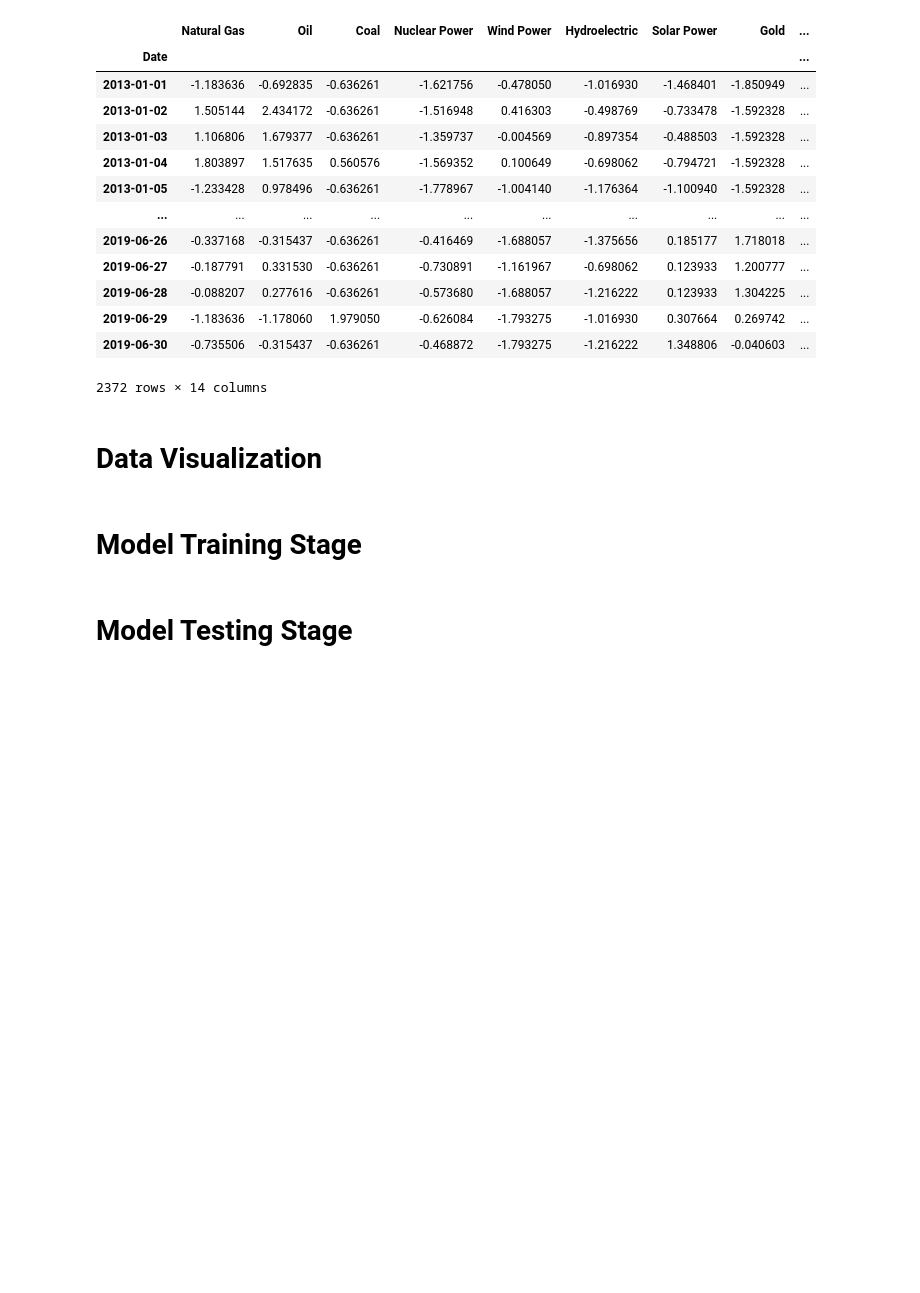
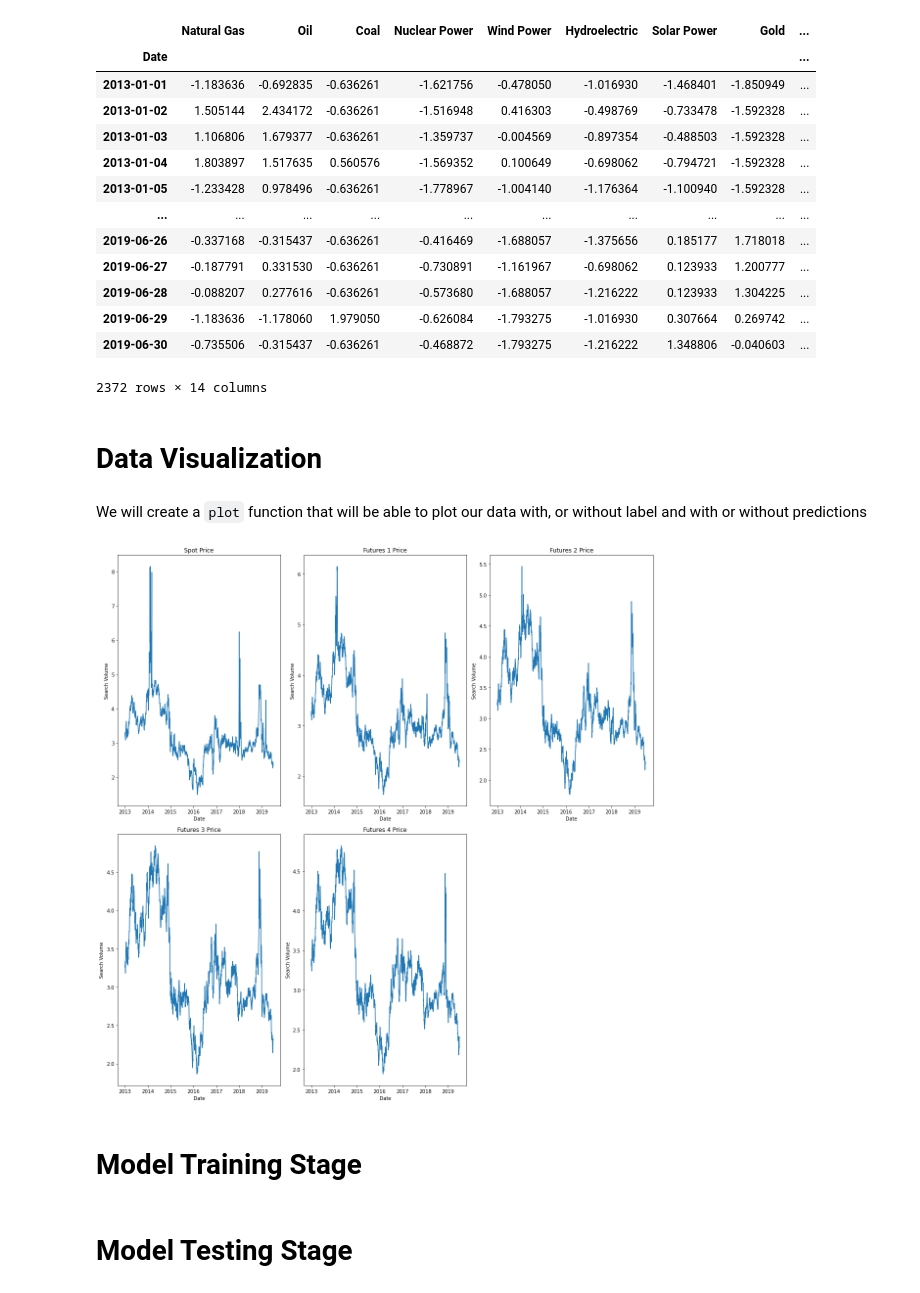
Before and after one commit to qstickmurph/cs4263-project, a Jupyter notebook: code/CS4263-Project.ipynb, the cells around one changed output. Drawn from its saved outputs; the diff is of its cells as text; code cells hidden in the pictures; blank space fills up the shorter version.

Commit message:
Created base plot_seperate function

```diff
--- a/code/CS4263-Project.ipynb
+++ b/code/CS4263-Project.ipynb
@@ -299,6 +300,42 @@ google_trends_df_normalized
 2372 rows × 14 columns
 # %% [markdown]
 # Data Visualization
+# %% [markdown]
+We will create a `plot` function that will be able to plot our data with, or without label and with or without predictions
+# %%
+def plot_seperate(data, input_width=0, label_width=0, predictions=None, density=1):
+    """
+    data: of the form of a dataframe, indexed by a datetime object, each column being a seperate series to be plotted
+    input_width: input width of time series window
+    label_width: label width of time series window
+    predictions: of the form of a dataframe, indexed by a datetime object, each column being a seperate series to be plotted (should match up with data column names)
+    density: average every 'density' number of entries to end up plotting 1/density as many entries
+    """
+    # Create a 12x12 figure
+    fig = plt.figure(figsize=(16,16))
+
+    # Divide the fig into N subplots where N is the number of columns in data
+    ncols=math.ceil(math.sqrt(len(data.columns)))
+    nrows=math.ceil( len(data.columns) / ncols)
+    i = 1
+    for column in data.columns:
+        ax = plt.subplot(nrows,ncols,i)
+        i+=1
+
+        ax.set_title(column)
+
+        plt.ylabel('Search Volume')
+        plt.xlabel('Date')
+
+        plt.plot(data.index,data[column])
+
+    plt.tight_layout()
+    plt.show()
+
+
+plot_seperate(nymex_df)
+# %% [output]
+[figure, added]
 # %% [markdown]
 # Model Training Stage
 # %% [markdown]
```
Also changed, not shown: parts of 1 cell of this notebook.
